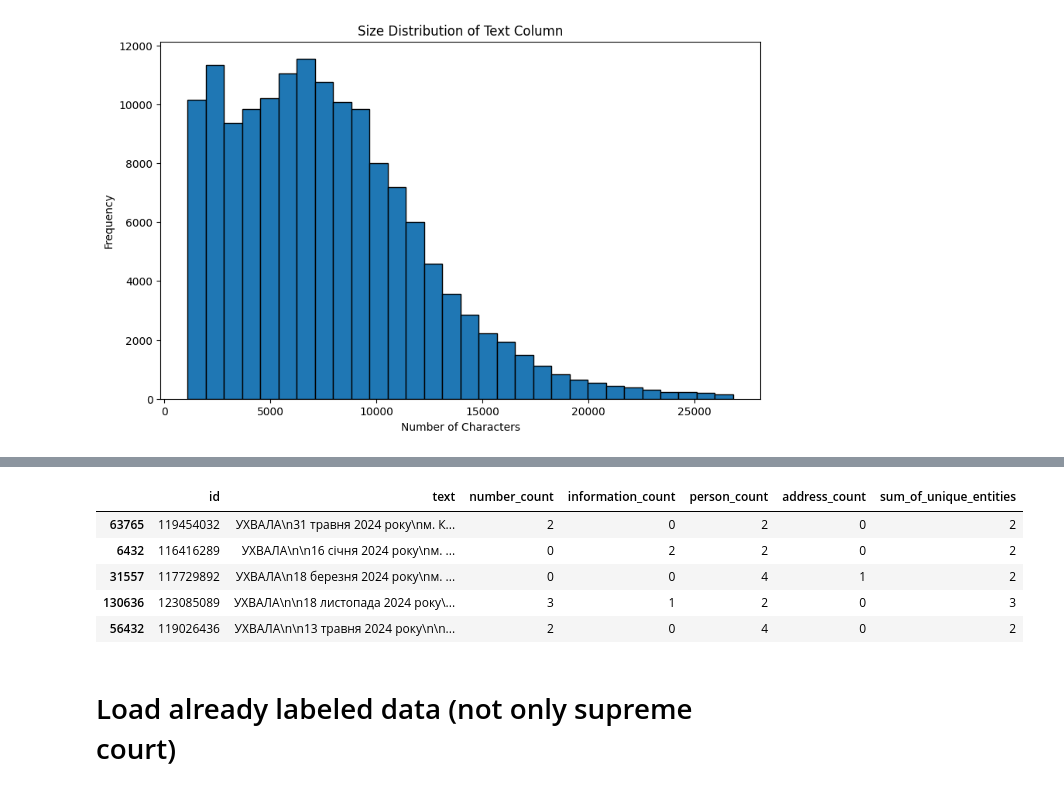
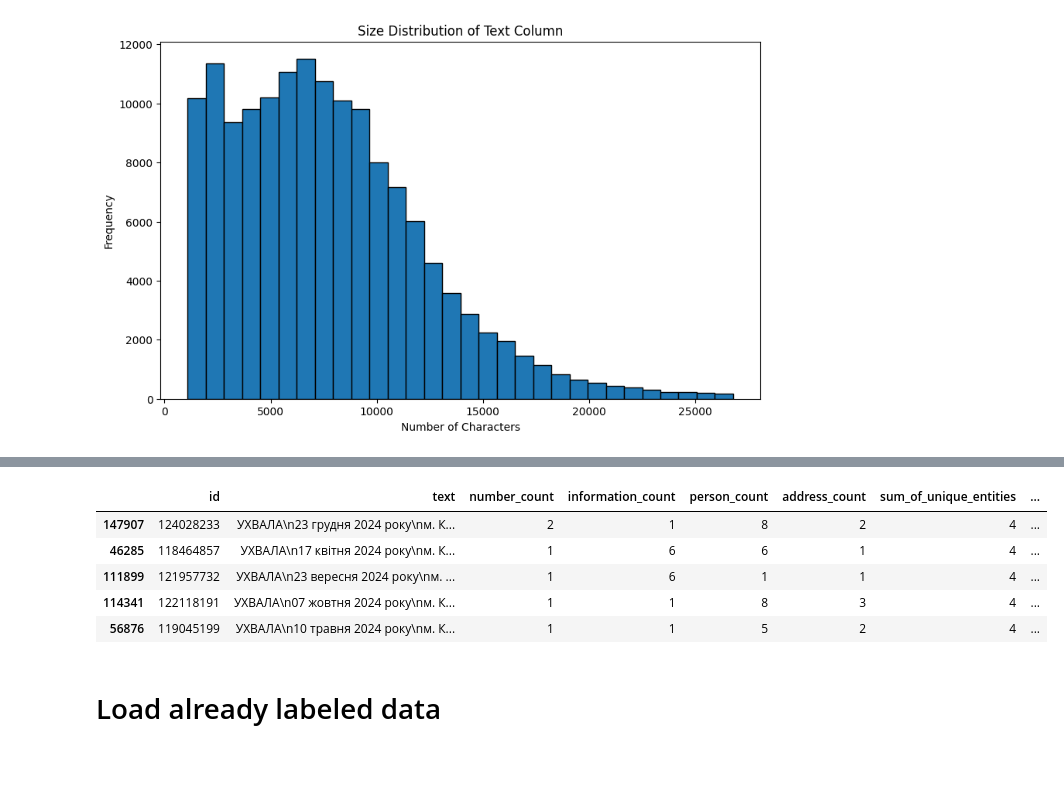
Before and after one commit to fox-rudie/ukrainian-court-cases-public-anonymization-tool, a Jupyter notebook: labeling/prepare_dataset.ipynb, the cells around one changed output, grey strips where cells are left out. Cells and saved outputs as stored; diff of their text form; code cells hidden in the pictures; blank space fills up the shorter version.

Commit message:
Add service notebooks for labeling

```diff
--- a/labeling/prepare_dataset.ipynb
+++ b/labeling/prepare_dataset.ipynb
@@ -13,7 +14,7 @@ Current python version:  3.11.11 (main, Dec 11 2024, 10:25:04) [Clang 14.0.6 ]
 # Prepare supreme courts data for labeling
 # %%
 # read parquet file
-df = pd.read_parquet('2024-supreme-court-decisions.parquet')
+df = pd.read_parquet('../data/2024-supreme-court-decisions.parquet')
 df.head()
 # %% [output]
 |  | id | text |
@@ -122,3 +134,32 @@ df_filtered.describe()
 | 50% | 0.000000 | 0.000000 | 8.000000 | 0.000000 | 2.000000 |
 | 75% | 5.000000 | 2.000000 | 15.000000 | 1.000000 | 2.000000 |
 | max | 52.000000 | 37.000000 | 300.000000 | 137.000000 | 4.000000 |
+# %%
+# Run deduplication
+
+def find_duplicates(df, threshold, num_perm=128):
+    lsh = datasketch.MinHashLSH(threshold=threshold)
+    duplicate_ids = []
+
+    for index, row in df.iterrows():
+        id = row['id']
+        text = row['text']
+        minhash = datasketch.MinHash(num_perm=num_perm)
+
+        for word in text.lower().split():
+            minhash.update(word.encode('utf-8'))
+
+        result = lsh.query(minhash)
+        if not result:
+            lsh.insert(id, minhash)
+        else:
+            duplicate_ids.append(id)
+
+    return duplicate_ids
+
+
+thresholds = [0.5, 0.6, 0.7, 0.8, 0.9]
+
+for threshold in thresholds:
+    duplicate_ids = find_duplicates(df_filtered, threshold)
+    print(f"Threshold: {threshold}, Duplicates: {len(duplicate_ids)}, Unique: {len(df_filtered) - len(duplicate_ids)}, Total: {len(df_filtered)}")
@@ -124,0 +172,7 @@ df_filtered.describe()
+# %%
+# Filter out duplicates using threshold 0.8 which seems to reduce the dataset to optimal size
+duplicate_ids = find_duplicates(df_filtered, threshold=0.6)
+df_filtered_no_duplicates = df_filtered[~df_filtered['id'].isin(duplicate_ids)]
+print(f"Original size: {len(df_filtered)}")
+print(f"Size after deduplication: {len(df_filtered_no_duplicates)}")
+print(f"Number of duplicates removed: {len(df_filtered) - len(df_filtered_no_duplicates)}")
@@ -125,15 +192,18 @@ df_filtered.describe()
 # %%
 # Select 40 documents for labeling (with seed)
-limit_of_entities = 5
-df_supreme_court_for_labeling = df_filtered[(df_filtered['number_count'] < limit_of_entities) & (df_filtered['information_count'] < limit_of_entities) & (df_filtered['person_count'] < limit_of_entities) & (df_filtered['address_count'] < limit_of_entities)].sample(n=40, random_state=42)
+limit_of_entities_for_labeling = 9
+df_supreme_court_for_labeling = df_filtered_no_duplicates[(df_filtered_no_duplicates['number_count'] < limit_of_entities_for_labeling) & (df_filtered_no_duplicates['number_count'] > 0) &
+                                            (df_filtered_no_duplicates['information_count'] < limit_of_entities_for_labeling) & (df_filtered_no_duplicates['information_count'] > 0) &
+                                            (df_filtered_no_duplicates['person_count'] < limit_of_entities_for_labeling) & (df_filtered_no_duplicates['person_count'] > 0) &
+                                            (df_filtered_no_duplicates['address_count'] < limit_of_entities_for_labeling) & (df_filtered_no_duplicates['address_count'] > 0)].sample(n=14, random_state=42)
 df_supreme_court_for_labeling.to_csv('./supreme_court_for_labeling.csv', index=False)
 df_supreme_court_for_labeling.head()
 # %% [output]
-|  | id | text | number_count | information_count | person_count | address_count | sum_of_unique_entities |
-| 63765 | 119454032 | УХВАЛА\n31 травня 2024 року\nм. К... | 2 | 0 | 2 | 0 | 2 |
-| 6432 | 116416289 | УХВАЛА\n\n16 січня 2024 року\nм. ... | 0 | 2 | 2 | 0 | 2 |
-| 31557 | 117729892 | УХВАЛА\n18 березня 2024 року\nм. ... | 0 | 0 | 4 | 1 | 2 |
-| 130636 | 123085089 | УХВАЛА\n\n18 листопада 2024 року\... | 3 | 1 | 2 | 0 | 3 |
-| 56432 | 119026436 | УХВАЛА\n\n13 травня 2024 року\n\n... | 2 | 0 | 4 | 0 | 2 |
+|  | id | text | number_count | information_count | person_count | address_count | sum_of_unique_entities | ... |
+| 147907 | 124028233 | УХВАЛА\n23 грудня 2024 року\nм. К... | 2 | 1 | 8 | 2 | 4 | ... |
+| 46285 | 118464857 | УХВАЛА\n17 квітня 2024 року\nм. К... | 1 | 6 | 6 | 1 | 4 | ... |
+| 111899 | 121957732 | УХВАЛА\n23 вересня 2024 року\nм. ... | 1 | 6 | 1 | 1 | 4 | ... |
+| 114341 | 122118191 | УХВАЛА\n07 жовтня 2024 року\nм. К... | 1 | 1 | 8 | 3 | 4 | ... |
+| 56876 | 119045199 | УХВАЛА\n10 травня 2024 року\nм. К... | 1 | 1 | 5 | 2 | 4 | ... |
 # %% [markdown]
-# Load already labeled data (not only supreme court)
+# Load already labeled data
```
Also changed, not shown: parts of 11 cells of this notebook, 1 other file.
